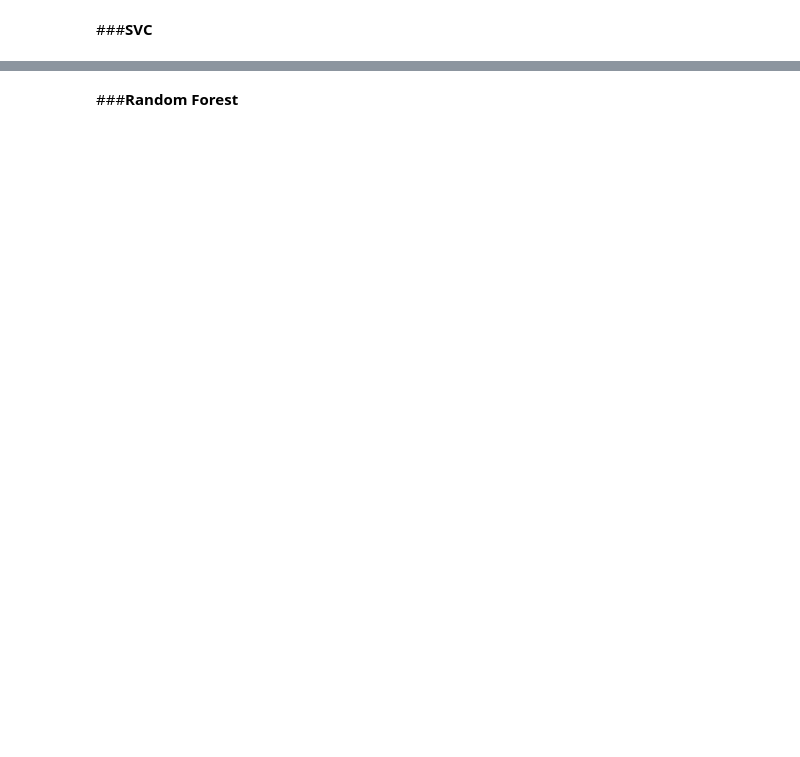
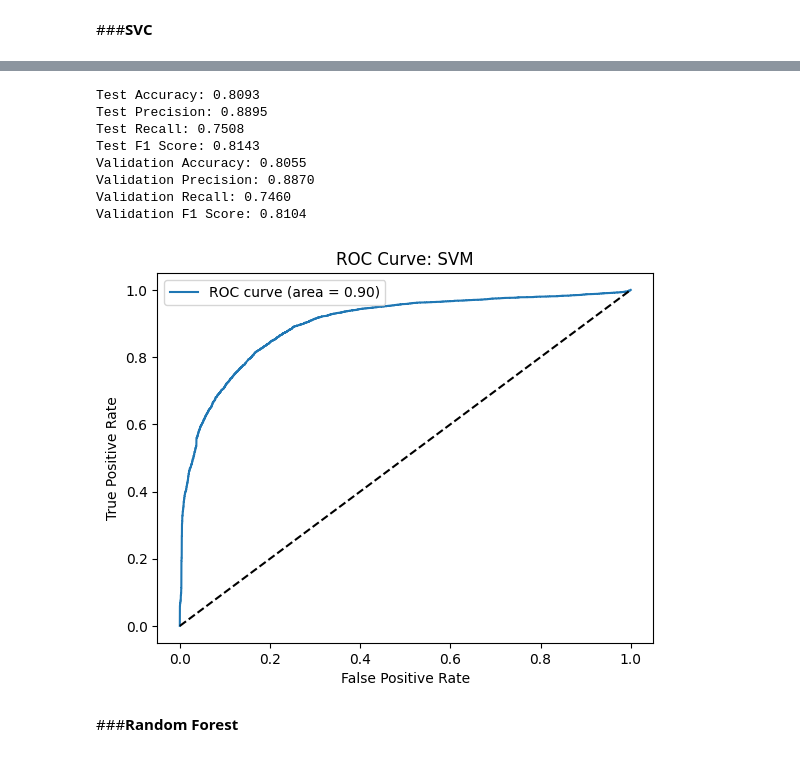
Before and after one commit to bgozlinski/internet-service-data, a Jupyter notebook: analysis.ipynb, the cells around one changed output, grey strips where cells are left out. Saved outputs shown, nothing was run; the diff lists cells and outputs as text; code cells hidden in the pictures; blank space fills up the shorter version.

```diff
--- a/analysis.ipynb
+++ b/analysis.ipynb
@@ -687,3 +717,26 @@ Validation F1 Score: 0.8709
+# %%
+svm_model = SVC(kernel='linear', probability=True, random_state=42)
+svm_model.fit(X_train, y_train)
+
+y_prob = svm_model.predict_proba(X_val)[:, 1]
+
+evaluate_model(svm_model, X_test, y_test)
+
+# Plot learning curves for SVM model
+#plot_learning_curve_sklearn(svm_model, X_train, y_train, "SVC Learning Curve")
+
+# Plot ROC curve for SVM model
+plot_roc_curve(y_val, y_prob, 'SVM')
+# %% [output]
+Test Accuracy: 0.8093
+Test Precision: 0.8895
+Test Recall: 0.7508
+Test F1 Score: 0.8143
+Validation Accuracy: 0.8055
+Validation Precision: 0.8870
+Validation Recall: 0.7460
+Validation F1 Score: 0.8104
+[figure, added]
 # %% [markdown]
 ###**Random Forest**
 # %%
```
Also changed, not shown: parts of 18 cells of this notebook.
